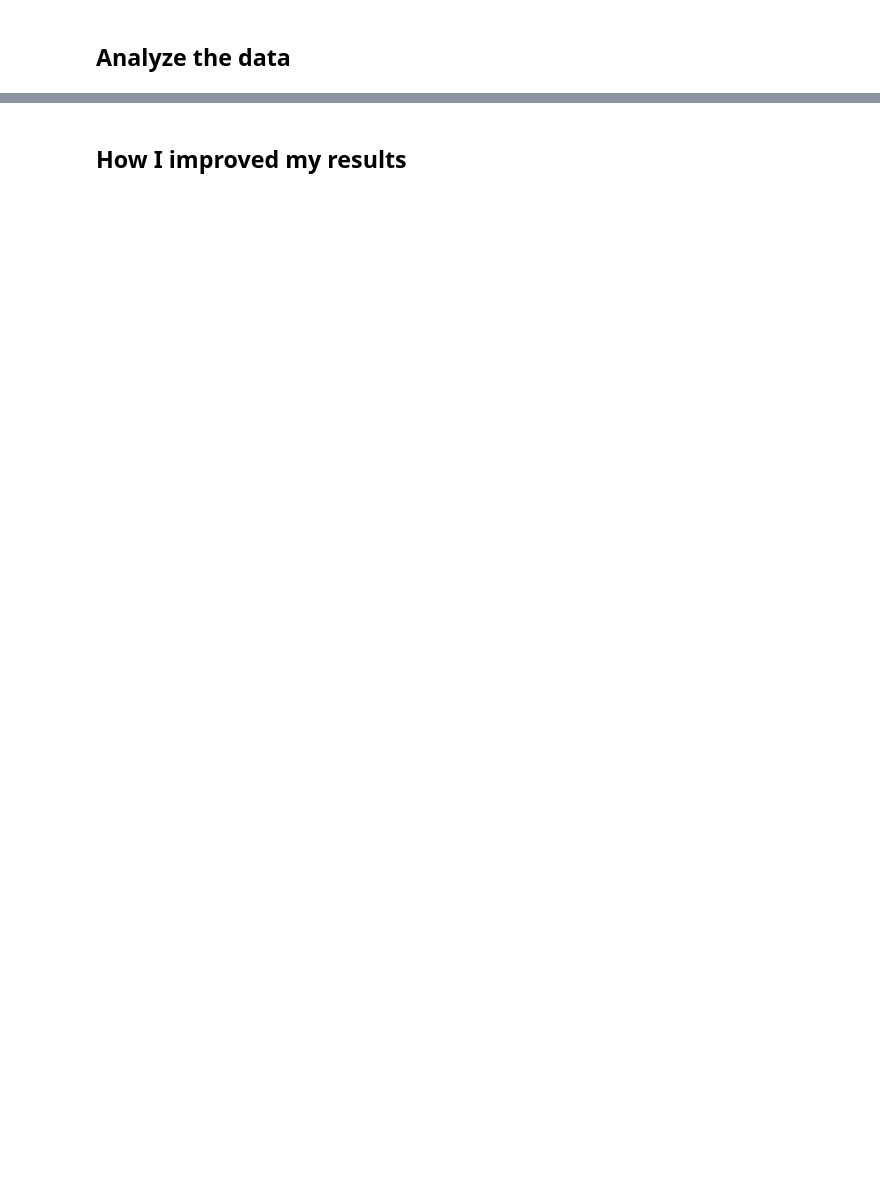
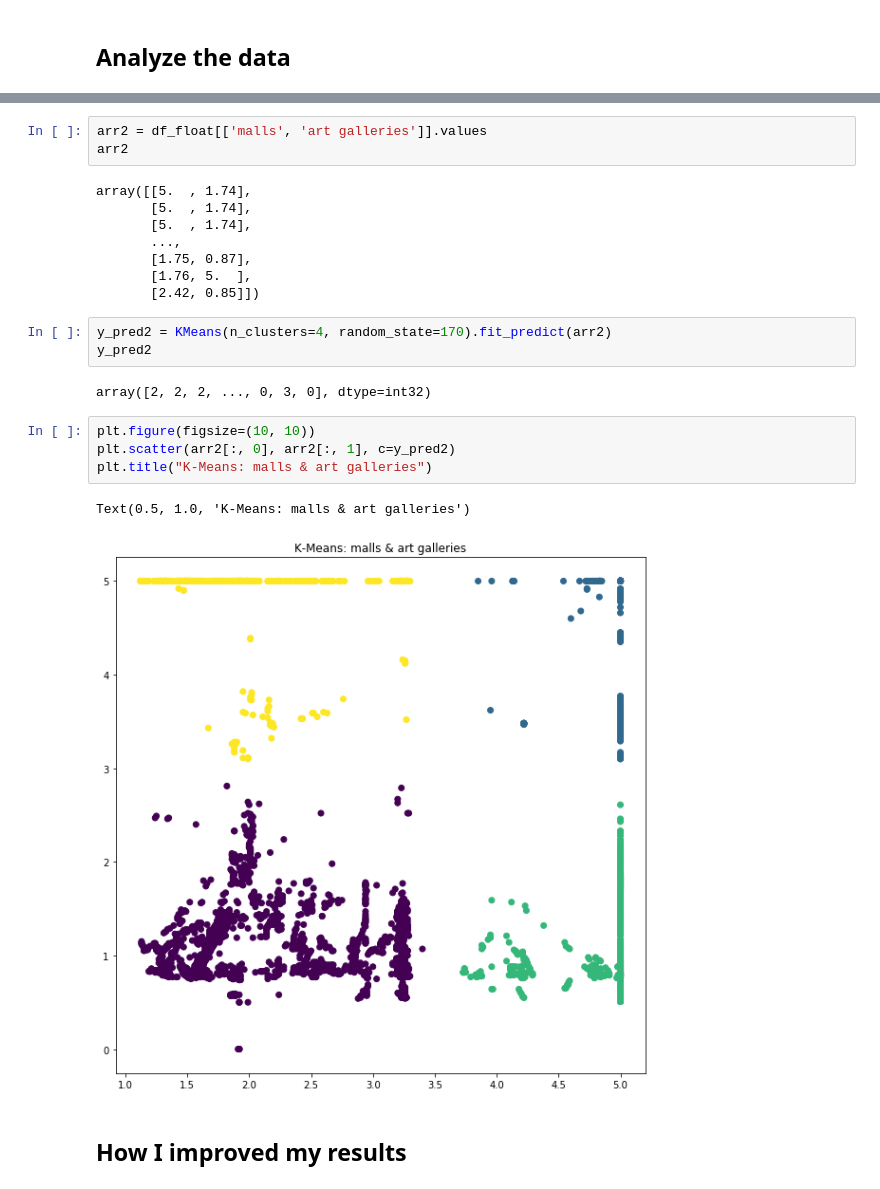
Before and after one commit to kevin110604/FDA-data-analytics, a Jupyter notebook: FDA_hw4.ipynb, the cells around one changed output, grey strips where cells are left out. Cells and saved outputs as stored; diff of their text form; blank space fills up the shorter version.

```diff
--- a/FDA_hw4.ipynb
+++ b/FDA_hw4.ipynb
@@ -37,2 +239,25 @@ df.head()
+# %%
+arr2 = df_float[['malls', 'art galleries']].values
+arr2
+# %% [output]
+array([[5.  , 1.74],
+       [5.  , 1.74],
+       [5.  , 1.74],
+       ...,
+       [1.75, 0.87],
+       [1.76, 5.  ],
+       [2.42, 0.85]])
+# %%
+y_pred2 = KMeans(n_clusters=4, random_state=170).fit_predict(arr2)
+y_pred2
+# %% [output]
+array([2, 2, 2, ..., 0, 3, 0], dtype=int32)
+# %%
+plt.figure(figsize=(10, 10))
+plt.scatter(arr2[:, 0], arr2[:, 1], c=y_pred2)
+plt.title("K-Means: malls & art galleries")
+# %% [output]
+Text(0.5, 1.0, 'K-Means: malls & art galleries')
+[figure, added]
 # %% [markdown]
 ## How I improved my results
```
Also changed, not shown: parts of 25 cells of this notebook.
